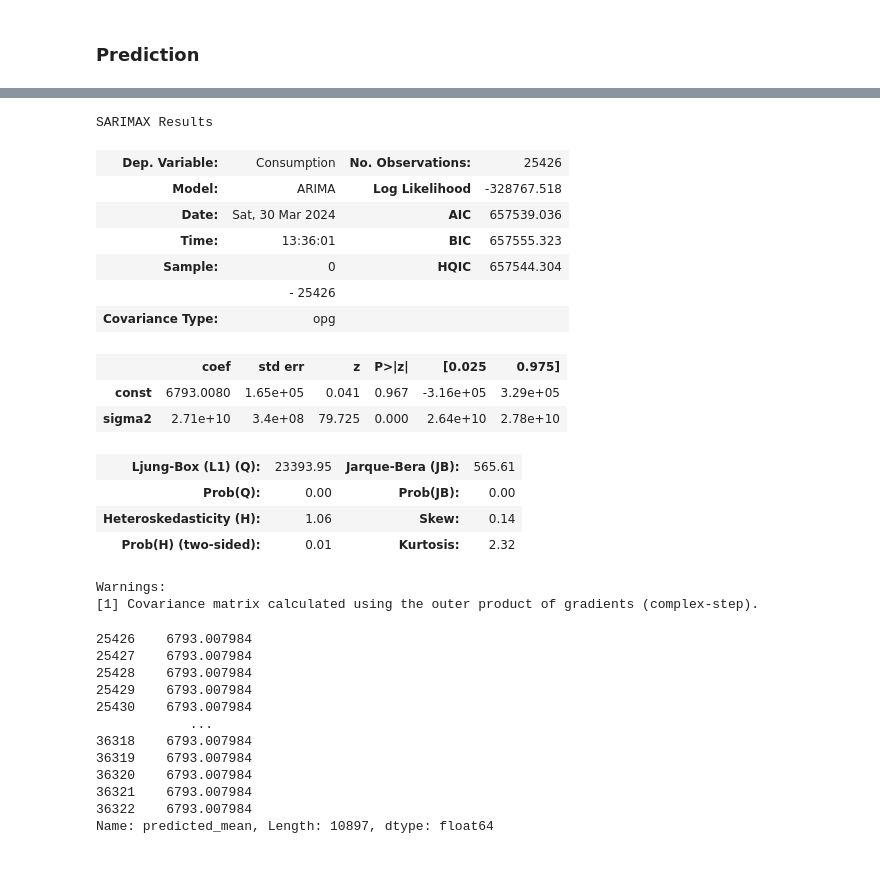
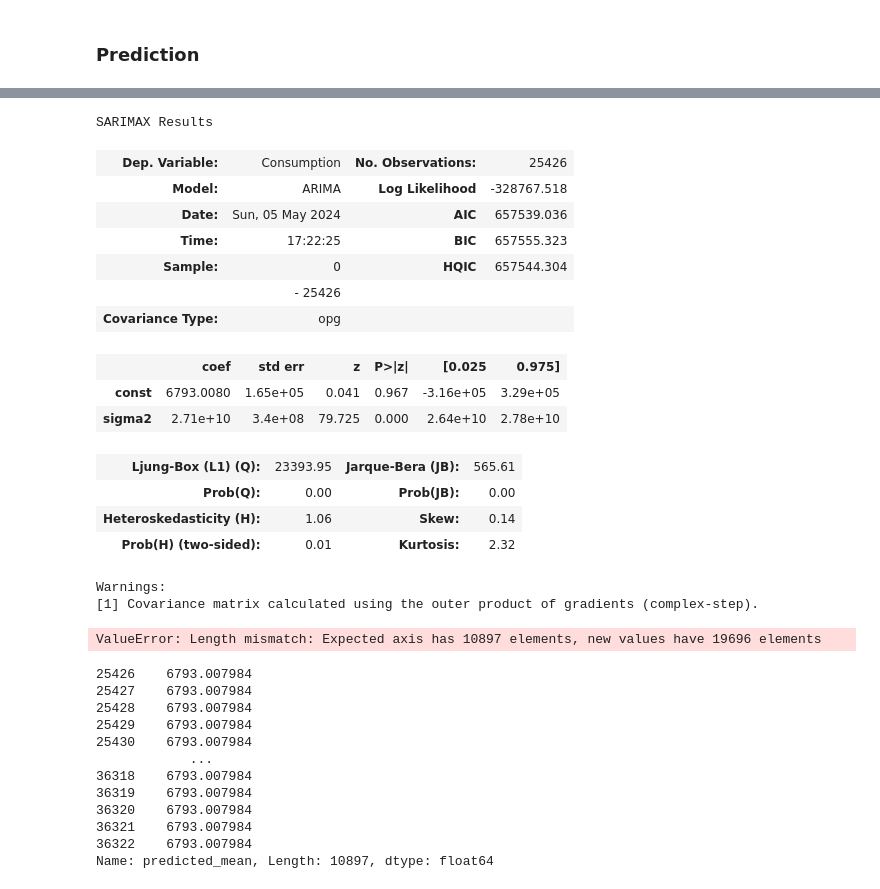
Before and after one commit to DemetriousLloyd/Portfolio, a Jupyter notebook: R_Py_Projects/Time_Series_Modeling_Romanian Electricity.ipynb, the cells around one changed output, grey strips where cells are left out. Drawn from its saved outputs; the diff is of its cells as text; code cells hidden in the pictures.

```diff
--- a/R_Py_Projects/Time_Series_Modeling_Romanian Electricity.ipynb
+++ b/R_Py_Projects/Time_Series_Modeling_Romanian Electricity.ipynb
@@ -323,14 +320,14 @@ Freq: H, Length: 8785, dtype: float64
 # %%
 # Run an ARIMA model
-model = ARIMA(train['Consumption'], order = (0,0,0))
-model = model.fit()
-model.summary()
+model_manual = ARIMA(train['Consumption'], order = (0,0,0))
+model_manual = model_manual.fit()
+model_manual.summary()
 # %% [output]
 SARIMAX Results
 | Dep. Variable: | Consumption | No. Observations: | 25426 |
 | Model: | ARIMA | Log Likelihood | -328767.518 |
-| Date: | Sat, 30 Mar 2024 | AIC | 657539.036 |
-| Time: | 13:36:01 | BIC | 657555.323 |
+| Date: | Sun, 05 May 2024 | AIC | 657539.036 |
+| Time: | 17:22:25 | BIC | 657555.323 |
 | Sample: | 0 | HQIC | 657544.304 |
 |  | - 25426 |  |  |
 | Covariance Type: | opg |  |  |
@@ -343,6 +340,17 @@ SARIMAX Results
 | Prob(H) (two-sided): | 0.01 | Kurtosis: | 2.32 |
 Warnings:
 [1] Covariance matrix calculated using the outer product of gradients (complex-step).
+# %%
+start = len(train)
+end = len(train)+len(test)-1
+pred_manual.index = index_future_dates
+pred_manual = model_manual.predict(start = '2021-12-13 09:00:00', end = '2021-01-01 00:00:00')
+
+# Assign the future dates index to the prediction
+#pred_manual.index =
+print(pred_manual)
+# %% [output]
+ValueError: Length mismatch: Expected axis has 10897 elements, new values have 19696 elements
 # %%
 # Make predictions
 start = len(train)
```
Also changed, not shown: parts of 13 cells of this notebook.
